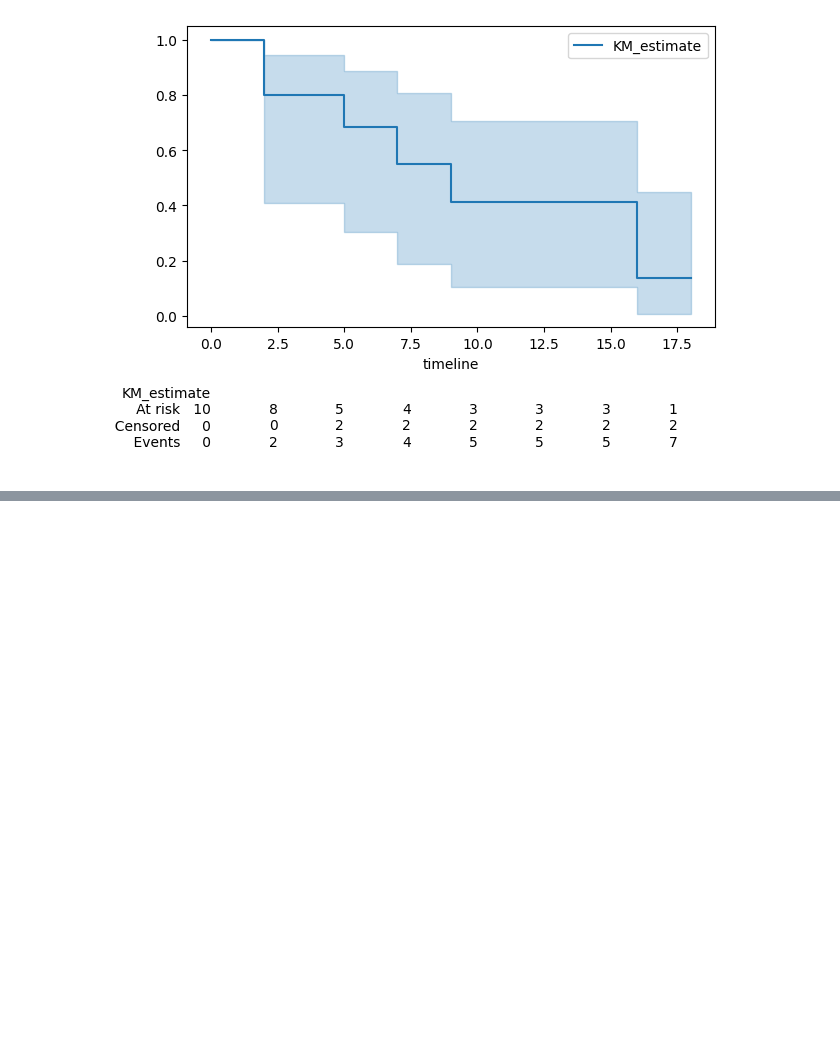
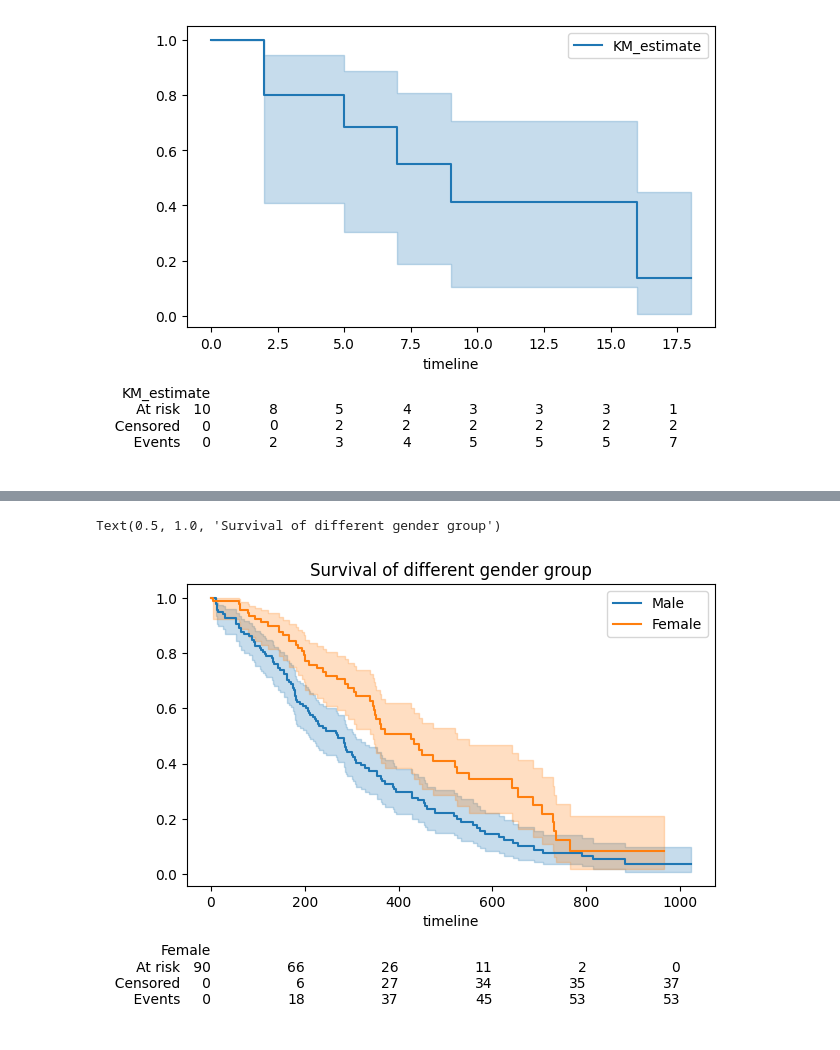
Before and after one commit to gkumar01/Python-data-analysis, a Jupyter notebook: Notebooks/Survival_analysis.ipynb, the cells around one changed output, grey strips where cells are left out. Saved outputs shown, nothing was run; the diff lists cells and outputs as text; code cells hidden in the pictures; blank space fills up the shorter version.

```diff
--- a/Notebooks/Survival_analysis.ipynb
+++ b/Notebooks/Survival_analysis.ipynb
@@ -124,0 +175,4 @@ kmf.plot_survival_function(ax = ax, at_risk_counts = True)
+# %%
+dummies_ecog = pd.get_dummies(lung_df["ph.ecog"], prefix = 'ecog').astype(int)
+dummies_ecog.columns = ["ecog_0",'ecog_1','ecog_2','ecog_3']
+dummies_ecog.head(20)
@@ -124,0 +197,5 @@ kmf.plot_survival_function(ax = ax, at_risk_counts = True)
+# %%
+dummies_ecog = dummies_ecog[["ecog_1", "ecog_2"]]
+lung_df = pd.concat([lung_df, dummies_ecog], axis = 1)
+lung_df = lung_df.drop("ph.ecog", axis = 1)
+lung_df.head()
@@ -124,0 +209,13 @@ kmf.plot_survival_function(ax = ax, at_risk_counts = True)
+# %%
+#KM Plot for Gender/Sex Categories
+ax = plt.subplot(111)
+# sex=1 (male) sex=2 (female)
+
+kmf.fit(durations = lung_df[lung_df["sex"] == 1 ]["time"], event_observed = lung_df[lung_df["sex"] == 1]["status"], label = "Male")
+kmf.plot_survival_function(ax = ax)
+kmf.fit(durations = lung_df[lung_df["sex"] == 2 ]["time"], event_observed = lung_df[lung_df["sex"] == 2]["status"], label = "Female")
+kmf.plot_survival_function(ax = ax, at_risk_counts = True)
+plt.title("Survival of different gender group")
+# %% [output]
+Text(0.5, 1.0, 'Survival of different gender group')
+[figure, added]
```
Also changed, not shown: parts of 9 cells of this notebook, 1 other file.
